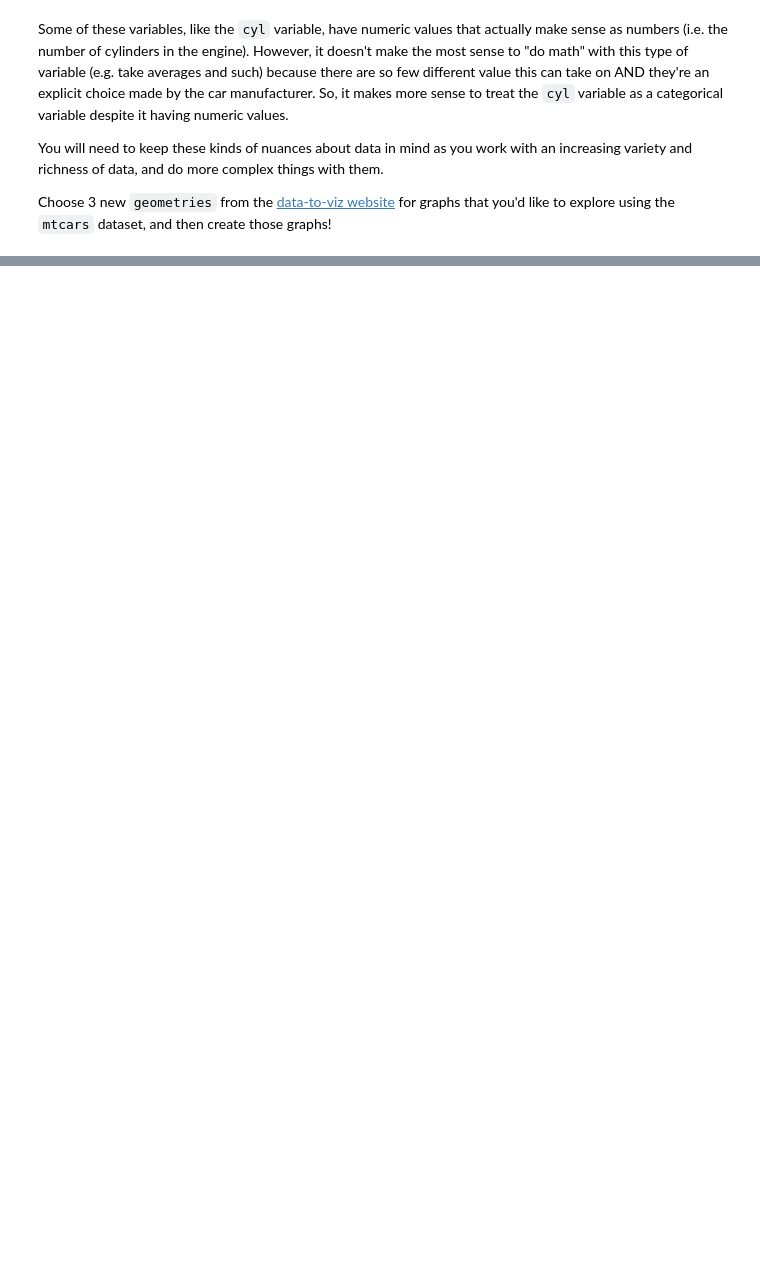
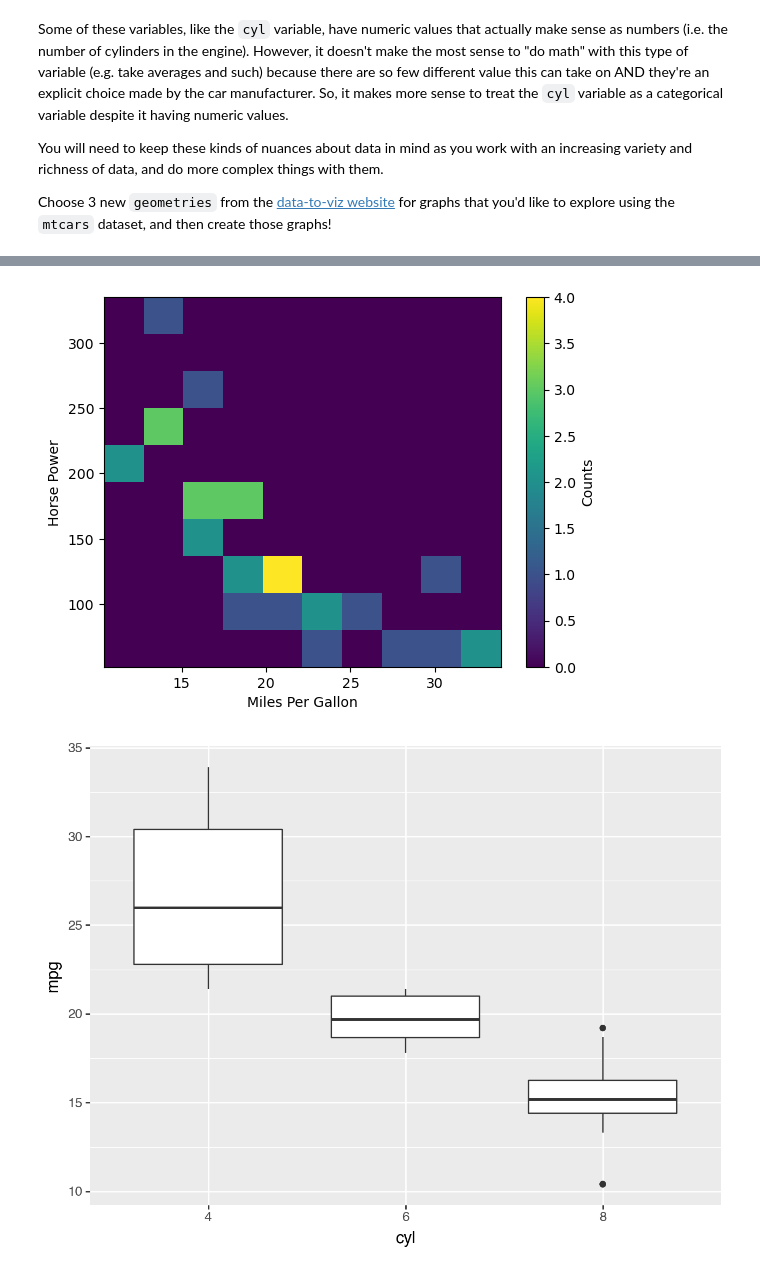
Before and after one commit to BLauf/GSB-544, a Jupyter notebook: practice_activities/03_data_vis/Introduction_to_Data_Viz_Using_mtcars_Dataset.ipynb, the cells around one changed output, grey strips where cells are left out. Cells and saved outputs as stored; diff of their text form; code cells hidden in the pictures; blank space fills up the shorter version.

```diff
--- a/practice_activities/03_data_vis/Introduction_to_Data_Viz_Using_mtcars_Dataset.ipynb
+++ b/practice_activities/03_data_vis/Introduction_to_Data_Viz_Using_mtcars_Dataset.ipynb
@@ -41 +131,16 @@ Choose 3 new `geometries` from the [data-to-viz website](https://www.data-to-viz
+# %%
+# Create plot with second new geometry here
+
+#Density 2D plot
+x = df['mpg']
+y = df['hp']
+
+plt.hist2d(x, y)
+plt.xlabel('Miles Per Gallon')
+plt.ylabel('Horse Power')
+plt.colorbar(label = 'Counts')
+plt.show()
+# %% [output]
+[figure, added]
+[figure, added]
 # %%
```
Also changed, not shown: parts of 12 cells of this notebook, 13 other files.
